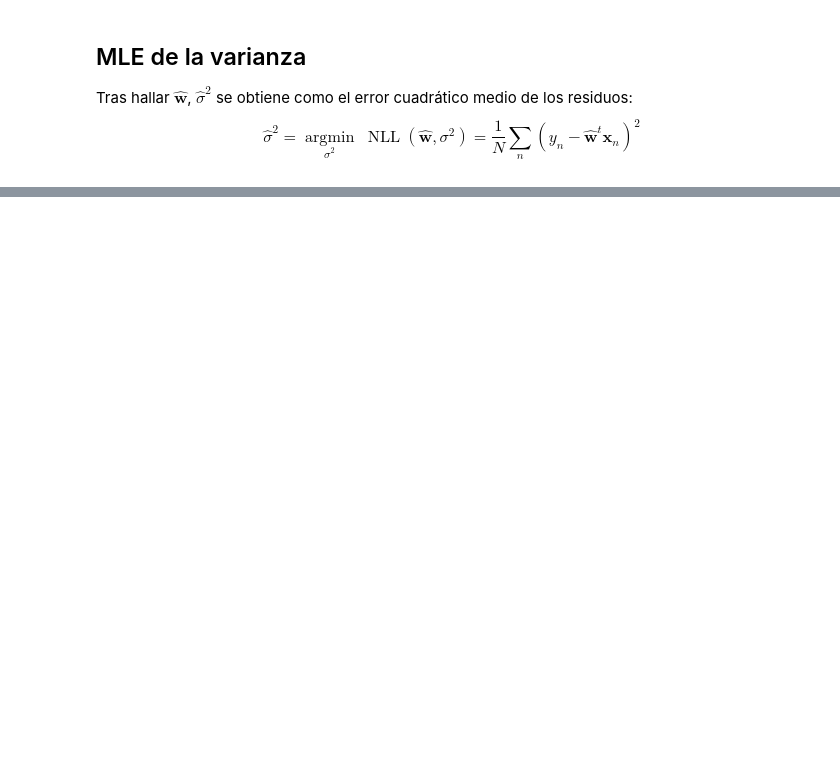
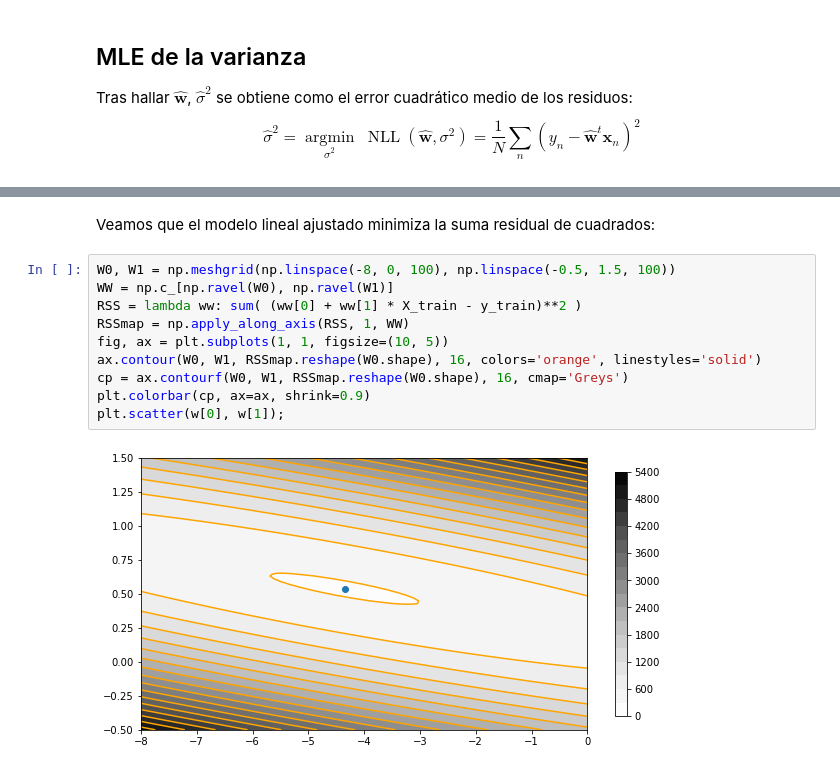
Before and after one commit to AlfonsJ/2024_07_31_PER2324, a Jupyter notebook: 03_lin/3.08.02 Regresión lineal por mínimos cuadrados (MLE).ipynb, the cells around one changed output, grey strips where cells are left out. Drawn from its saved outputs; the diff is of its cells as text; blank space fills up the shorter version.

```diff
--- a/03_lin/3.08.02 Regresión lineal por mínimos cuadrados (MLE).ipynb
+++ b/03_lin/3.08.02 Regresión lineal por mínimos cuadrados (MLE).ipynb
@@ -48,0 +75,14 @@ $$\hat{\sigma}^2%
+# %% [markdown]
+Veamos que el modelo lineal ajustado minimiza la suma residual de cuadrados:
+# %%
+W0, W1 = np.meshgrid(np.linspace(-8, 0, 100), np.linspace(-0.5, 1.5, 100))
+WW = np.c_[np.ravel(W0), np.ravel(W1)]
+RSS = lambda ww: sum( (ww[0] + ww[1] * X_train - y_train)**2 )
+RSSmap = np.apply_along_axis(RSS, 1, WW)
+fig, ax = plt.subplots(1, 1, figsize=(10, 5))
+ax.contour(W0, W1, RSSmap.reshape(W0.shape), 16, colors='orange', linestyles='solid')
+cp = ax.contourf(W0, W1, RSSmap.reshape(W0.shape), 16, cmap='Greys')
+plt.colorbar(cp, ax=ax, shrink=0.9)
+plt.scatter(w[0], w[1]);
+# %% [output]
+[figure, added]
```
Also changed, not shown: parts of 6 cells of this notebook.
